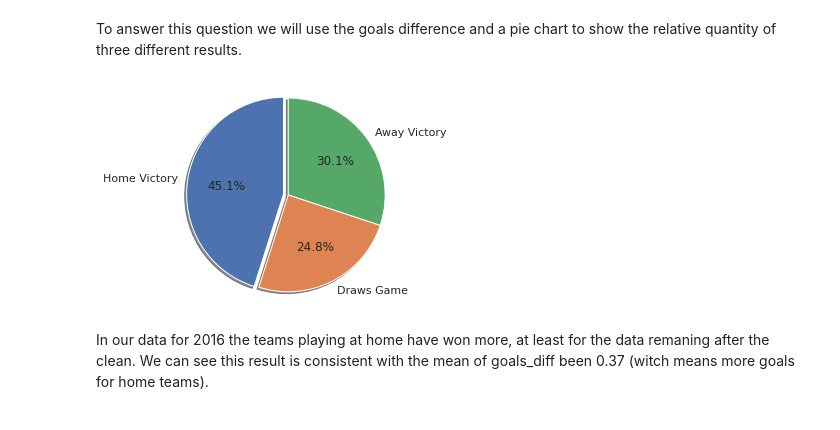
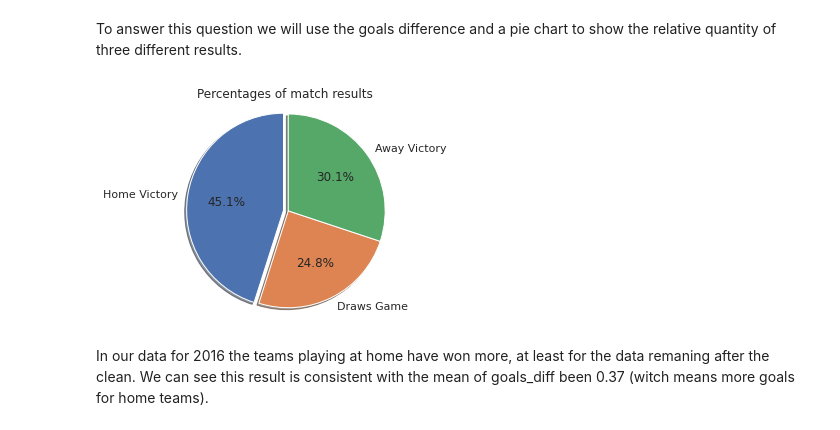
Before and after one commit to uiansol/soccer-data-analysis, a Jupyter notebook: european-soccer-analysis.ipynb, the cells around one changed output. Cells and saved outputs as stored; diff of their text form; code cells hidden in the pictures.

```diff
--- a/european-soccer-analysis.ipynb
+++ b/european-soccer-analysis.ipynb
@@ -295,17 +301,17 @@ numOfDraws = len(draws_game[draws_game == True].index)
 # %%
 # Ploting a pie chart
 labels = 'Home Victory', 'Draws Game', 'Away Victory'
 sizes = [numOfHomeVictory, numOfDraws, numOfAwayVictory]
 explode = (0.05, 0, 0)
 
 fig1, ax1 = plt.subplots()
 ax1.pie(sizes, explode=explode, labels=labels, autopct='%1.1f%%',
         shadow=True, startangle=90)
 ax1.axis('equal')
-
+plt.title("Percentages of match results")
 plt.show()
 # %% [output]
-[figure, old version]
+[figure, new version]
 # %% [markdown]
 In our data for 2016 the teams playing at home have won more, at least for the data remaning after the clean. We can see this result is consistent with the mean of goals_diff been 0.37 (witch means more goals for home teams).
 # %%
```
Also changed, not shown: parts of 8 cells of this notebook.
